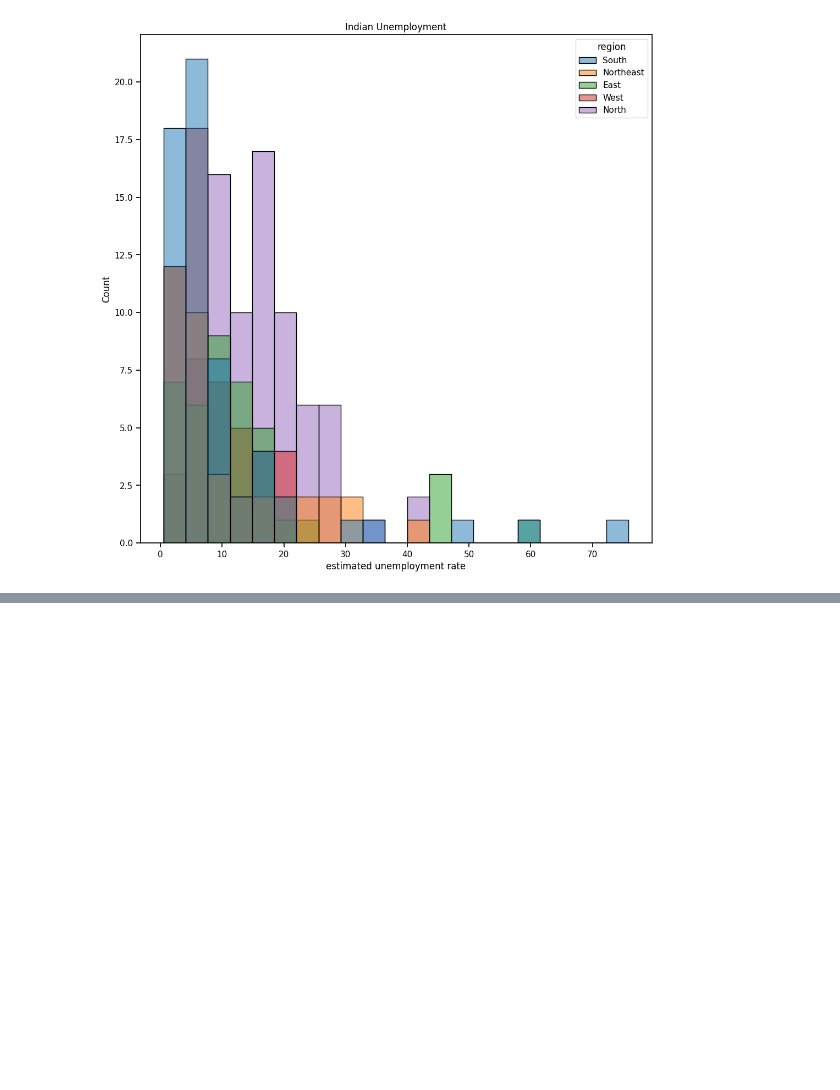
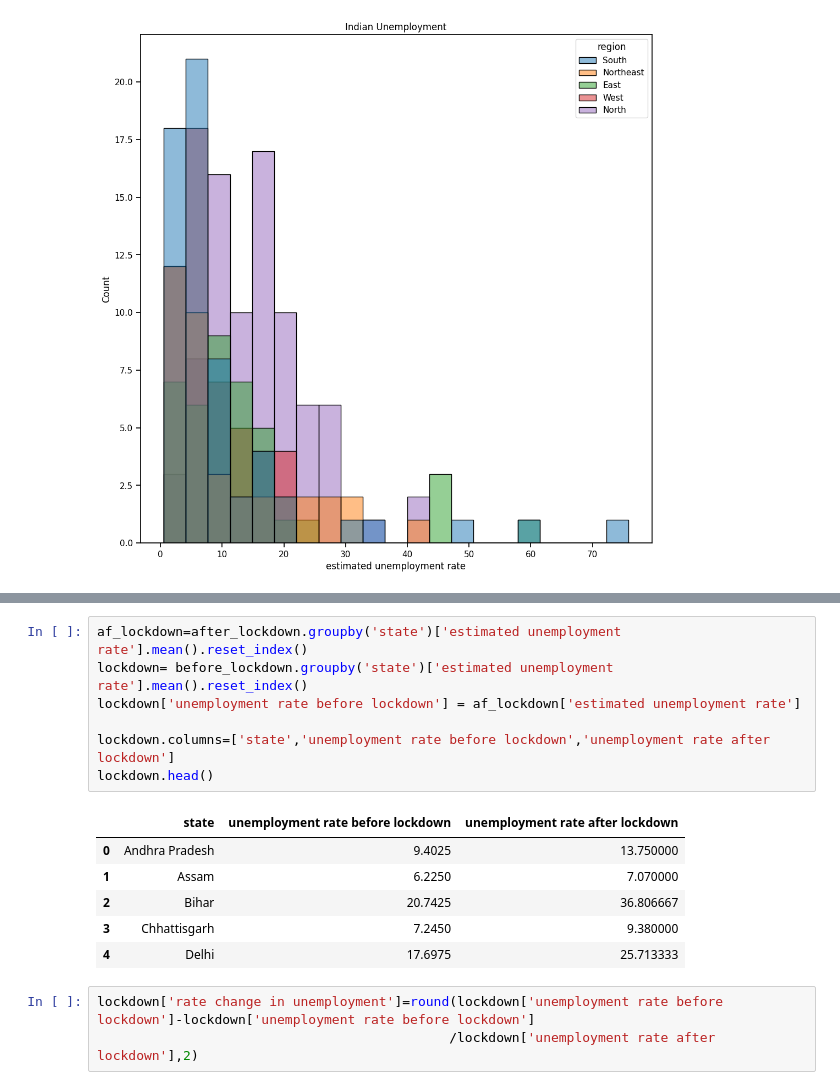
Before and after one commit to Imharsh08/Oibsip_taskno_2, a Jupyter notebook: unemployment-analysis-of-india-with-python.ipynb, the cells around one changed output, grey strips where cells are left out. Saved outputs shown, nothing was run; the diff lists cells and outputs as text; blank space fills up the shorter version.

```diff
--- a/unemployment-analysis-of-india-with-python.ipynb
+++ b/unemployment-analysis-of-india-with-python.ipynb
@@ -324,0 +380,17 @@ fig.show()
+# %%
+af_lockdown=after_lockdown.groupby('state')['estimated unemployment rate'].mean().reset_index()
+lockdown= before_lockdown.groupby('state')['estimated unemployment rate'].mean().reset_index()
+lockdown['unemployment rate before lockdown'] = af_lockdown['estimated unemployment rate']
+
+lockdown.columns=['state','unemployment rate before lockdown','unemployment rate after lockdown']
+lockdown.head()
+# %% [output]
+|  | state | unemployment rate before lockdown | unemployment rate after lockdown |
+| 0 | Andhra Pradesh | 9.4025 | 13.750000 |
+| 1 | Assam | 6.2250 | 7.070000 |
+| 2 | Bihar | 20.7425 | 36.806667 |
+| 3 | Chhattisgarh | 7.2450 | 9.380000 |
+| 4 | Delhi | 17.6975 | 25.713333 |
+# %%
+lockdown['rate change in unemployment']=round(lockdown['unemployment rate before lockdown']-lockdown['unemployment rate before lockdown']
+                                             /lockdown['unemployment rate after lockdown'],2)
```
Also changed, not shown: parts of 14 cells of this notebook.
